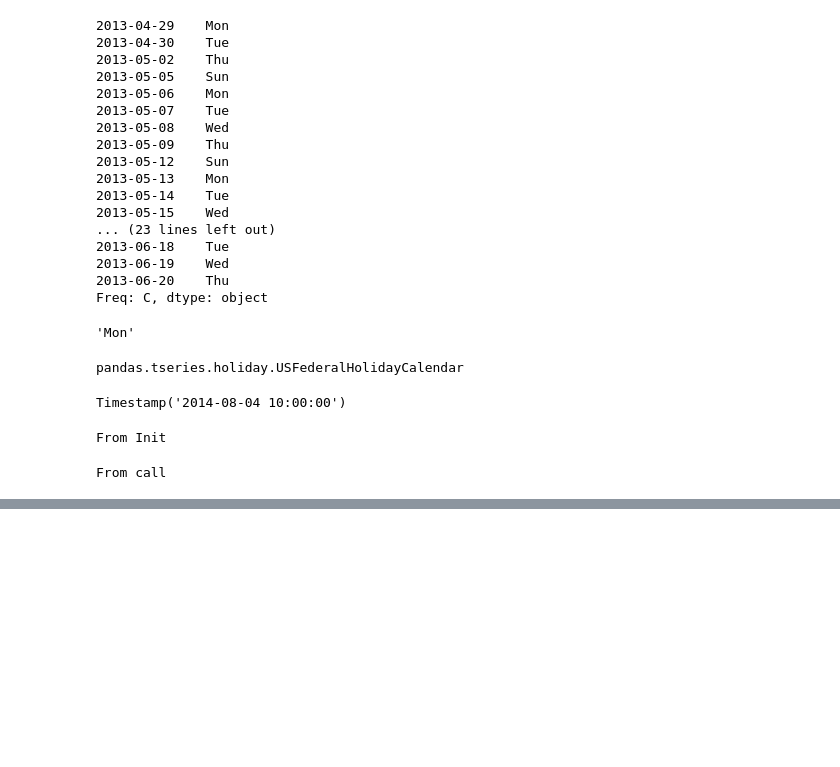
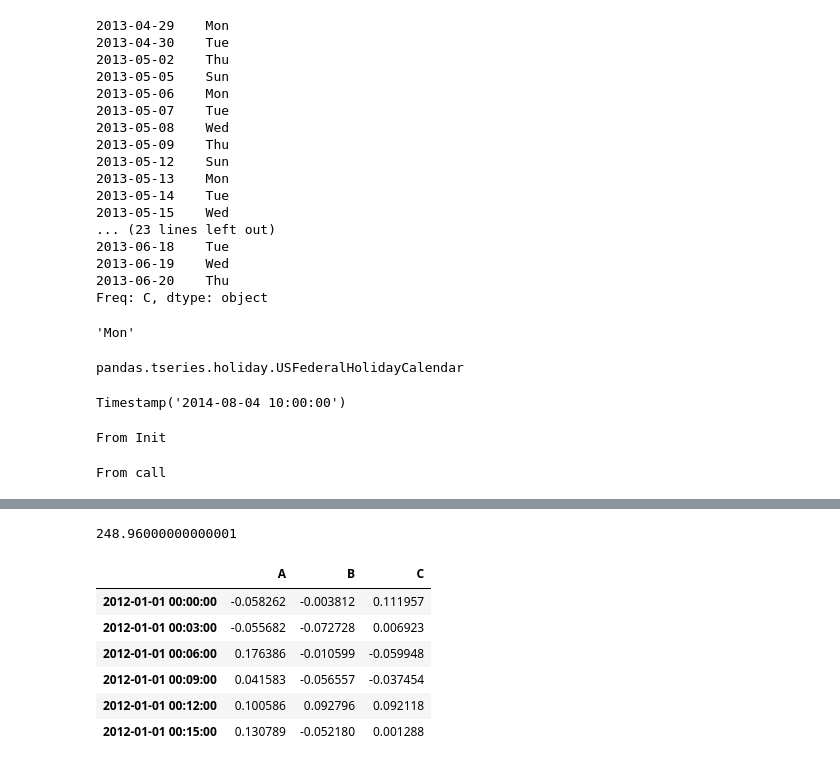
Before and after one commit to dufufeisdu/AI_Trading_Learn_Packages, a Jupyter notebook: learn/pandas/TimeSeries.ipynb, the cells around one changed output, grey strips where cells are left out. Saved outputs shown, nothing was run; the diff lists cells and outputs as text; code cells hidden in the pictures; blank space fills up the shorter version.

```diff
--- a/learn/pandas/TimeSeries.ipynb
+++ b/learn/pandas/TimeSeries.ipynb
@@ -450,0 +578,4 @@ From call
+# %%
+ts.mean()
+# %% [output]
+248.96000000000001
@@ -450,0 +586,11 @@ From call
+# %%
+r = df.resample('3T')
+r.mean()
+# %% [output]
+|  | A | B | C |
+| 2012-01-01 00:00:00 | -0.058262 | -0.003812 | 0.111957 |
+| 2012-01-01 00:03:00 | -0.055682 | -0.072728 | 0.006923 |
+| 2012-01-01 00:06:00 | 0.176386 | -0.010599 | -0.059948 |
+| 2012-01-01 00:09:00 | 0.041583 | -0.056557 | -0.037454 |
+| 2012-01-01 00:12:00 | 0.100586 | 0.092796 | 0.092118 |
+| 2012-01-01 00:15:00 | 0.130789 | -0.052180 | 0.001288 |
```
Also changed, not shown: parts of 51 cells of this notebook, 1 other file.
